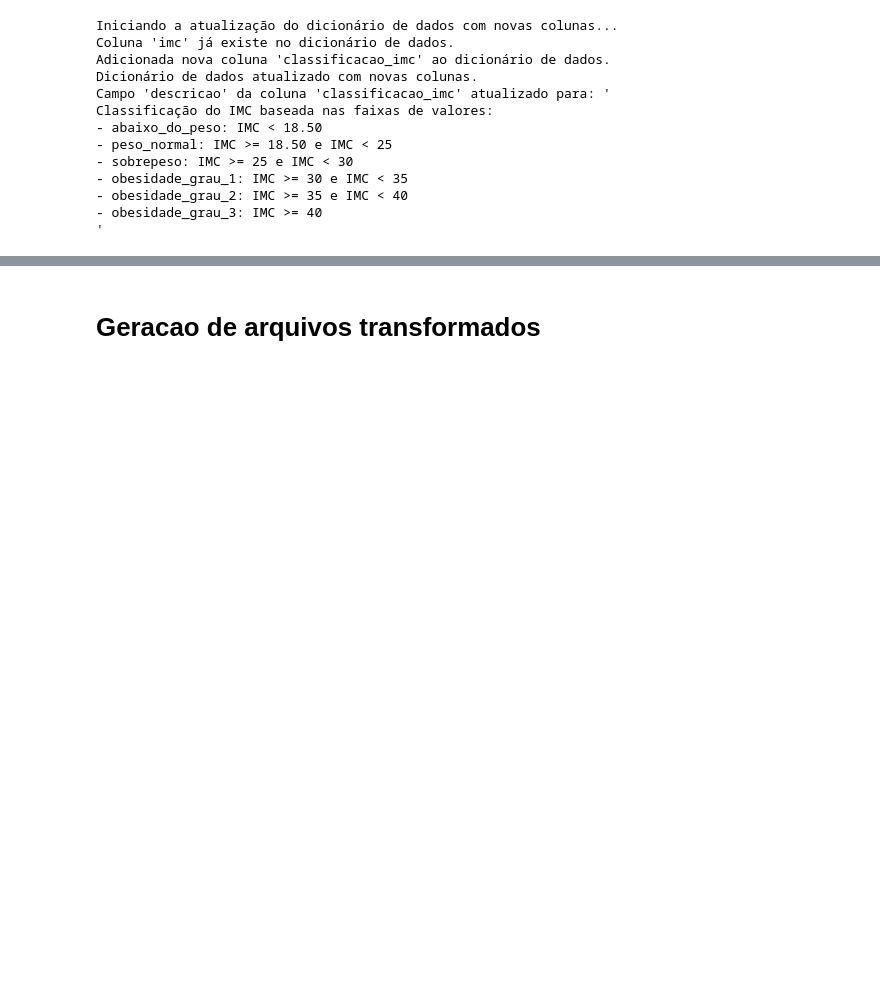
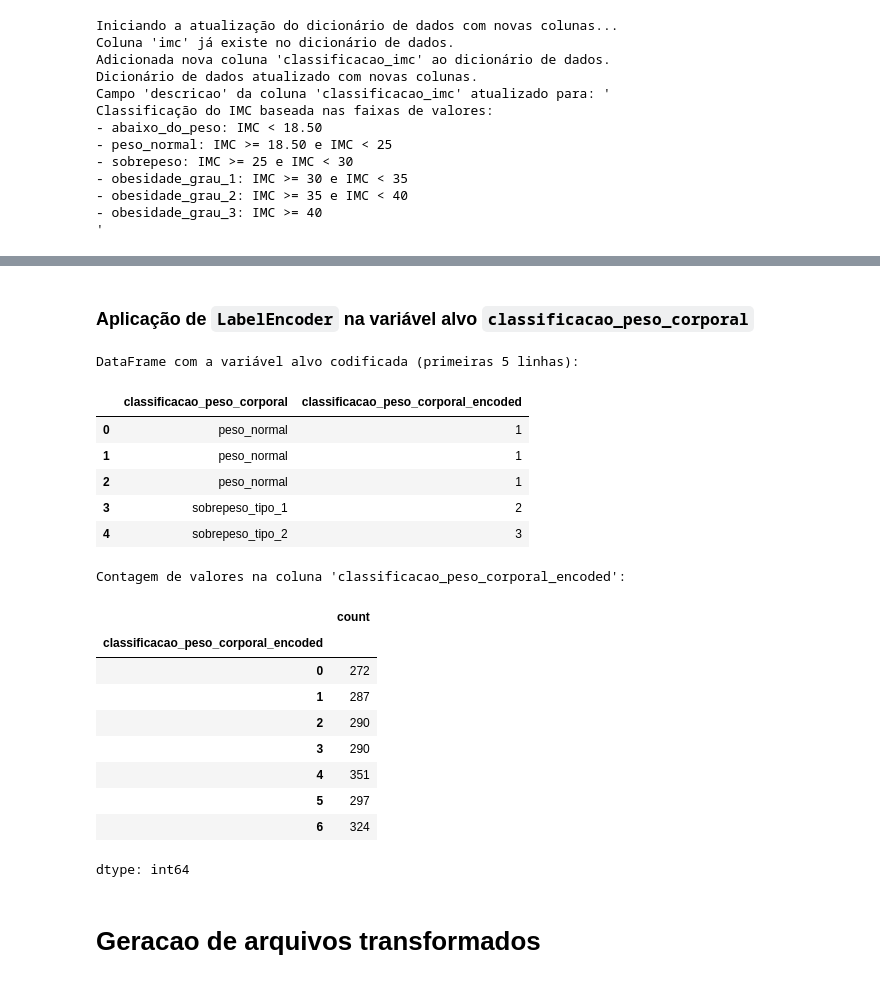
Before and after one commit to fiapdatanalytics/tech-challenge4, a Jupyter notebook: tech_challenge_4_data_viz_and_production_models.ipynb, the cells around one changed output, grey strips where cells are left out. Cells and saved outputs as stored; diff of their text form; code cells hidden in the pictures; blank space fills up the shorter version.

```diff
--- a/tech_challenge_4_data_viz_and_production_models.ipynb
+++ b/tech_challenge_4_data_viz_and_production_models.ipynb
@@ -1168,0 +1328,2 @@ Classificação do IMC baseada nas faixas de valores:
+# %% [markdown]
+### **Aplicação de `LabelEncoder` na variável alvo `classificacao_peso_corporal`**
@@ -1169,3 +1341,37 @@ Classificação do IMC baseada nas faixas de valores:
+# %%
+# O índice da lista será o valor numérico atribuído a cada categoria
+mapa_label_encoding = {categoria: i for i, categoria in enumerate(ordem_classificao_peso_corporal)}
+
+# Aplicar o mapeamento à coluna 'classificacao_peso_corporal'
+# Criaremos uma nova coluna para armazenar os rótulos numéricos
+df['classificacao_peso_corporal_encoded'] = df['classificacao_peso_corporal'].map(mapa_label_encoding)
+
+# Exibir as primeiras linhas do DataFrame com a nova coluna codificada
+print("DataFrame com a variável alvo codificada (primeiras 5 linhas):")
+display(df[['classificacao_peso_corporal', 'classificacao_peso_corporal_encoded']].head())
+
+# Exibir os valores únicos e suas contagens na nova coluna codificada
+print("\nContagem de valores na coluna 'classificacao_peso_corporal_encoded':")
+display(df['classificacao_peso_corporal_encoded'].value_counts().sort_index())
+# %% [output]
+DataFrame com a variável alvo codificada (primeiras 5 linhas):
+|  | classificacao_peso_corporal | classificacao_peso_corporal_encoded |
+| 0 | peso_normal | 1 |
+| 1 | peso_normal | 1 |
+| 2 | peso_normal | 1 |
+| 3 | sobrepeso_tipo_1 | 2 |
+| 4 | sobrepeso_tipo_2 | 3 |
+Contagem de valores na coluna 'classificacao_peso_corporal_encoded':
+|  | count |
+| classificacao_peso_corporal_encoded |  |
+| 0 | 272 |
+| 1 | 287 |
+| 2 | 290 |
+| 3 | 290 |
+| 4 | 351 |
+| 5 | 297 |
+| 6 | 324 |
+dtype: int64
 # %% [markdown]
 # **Geracao de arquivos transformados**
 # %% [markdown]
```
Also changed, not shown: parts of 25 cells of this notebook.
